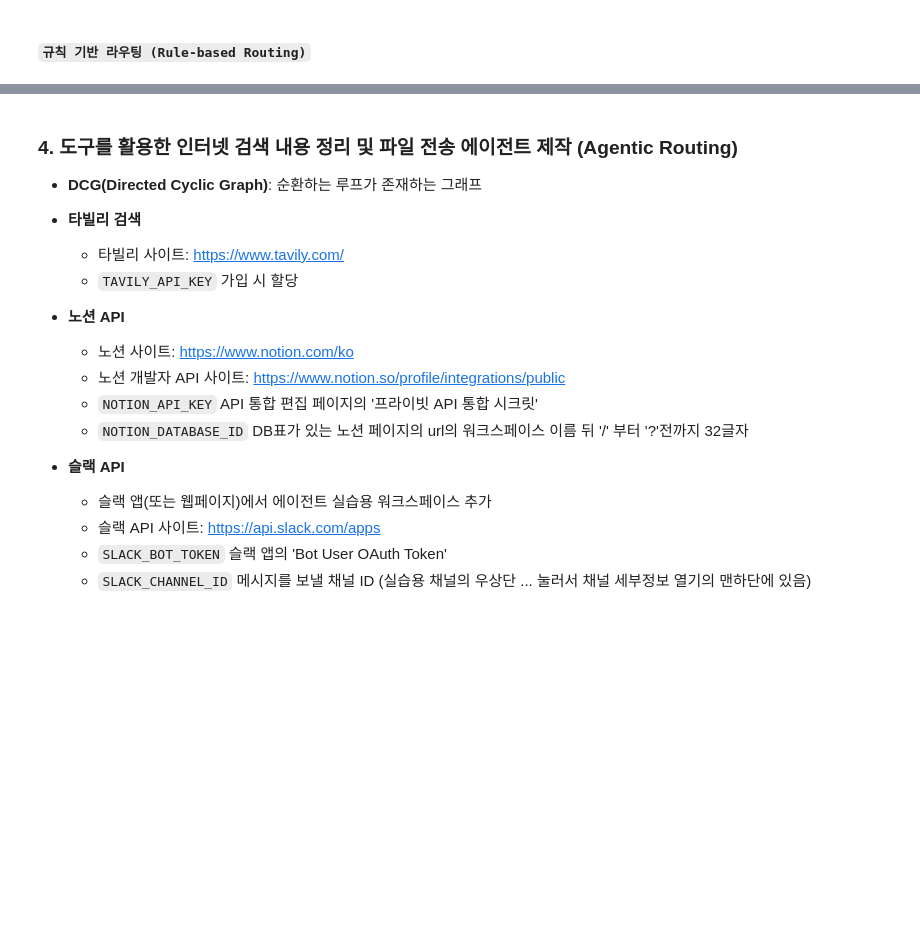
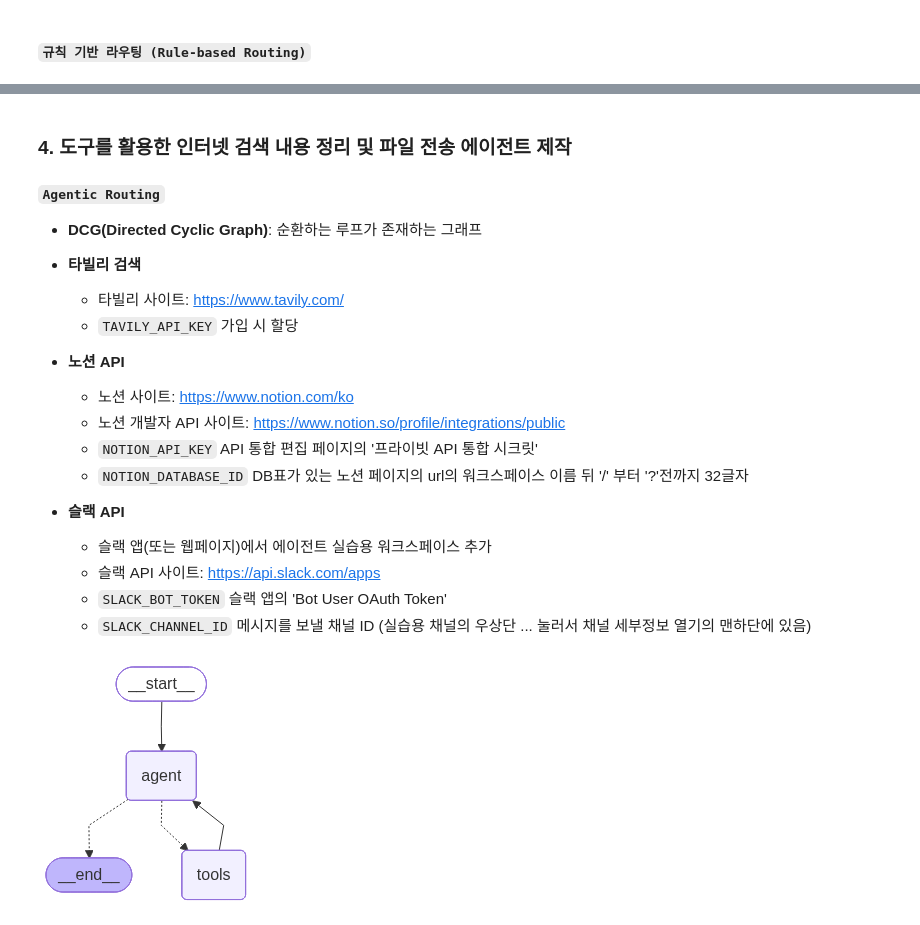
Before and after one commit to hayden-71/26_TIL, a Jupyter notebook: 260406_AI에이전트_3_(langgraph).ipynb, the cells around one changed output, grey strips where cells are left out. Drawn from its saved outputs; the diff is of its cells as text; code cells hidden in the pictures; blank space fills up the shorter version.

Commit message:
multi agent

```diff
--- a/260406_AI에이전트_3_(langgraph).ipynb
+++ b/260406_AI에이전트_3_(langgraph).ipynb
@@ -298,5 +340,6 @@ display(Image(app3.get_graph().draw_mermaid_png()))
 # %% [markdown]
-### **4. 도구를 활용한 인터넷 검색 내용 정리 및 파일 전송 에이전트 제작 (Agentic Routing)**
+### **4. 도구를 활용한 인터넷 검색 내용 정리 및 파일 전송 에이전트 제작**
+#### `Agentic Routing`
 - **DCG(Directed Cyclic Graph)**: 순환하는 루프가 존재하는 그래프
 
 - **타빌리 검색**
@@ -454,0 +657,4 @@ def save_to_file(filename:str, content:str) -> str:
+# %%
+display(Image(agent_app.get_graph().draw_mermaid_png()))
+# %% [output]
+[figure, added]
```
Also changed, not shown: parts of 28 cells of this notebook, 3 other files.
